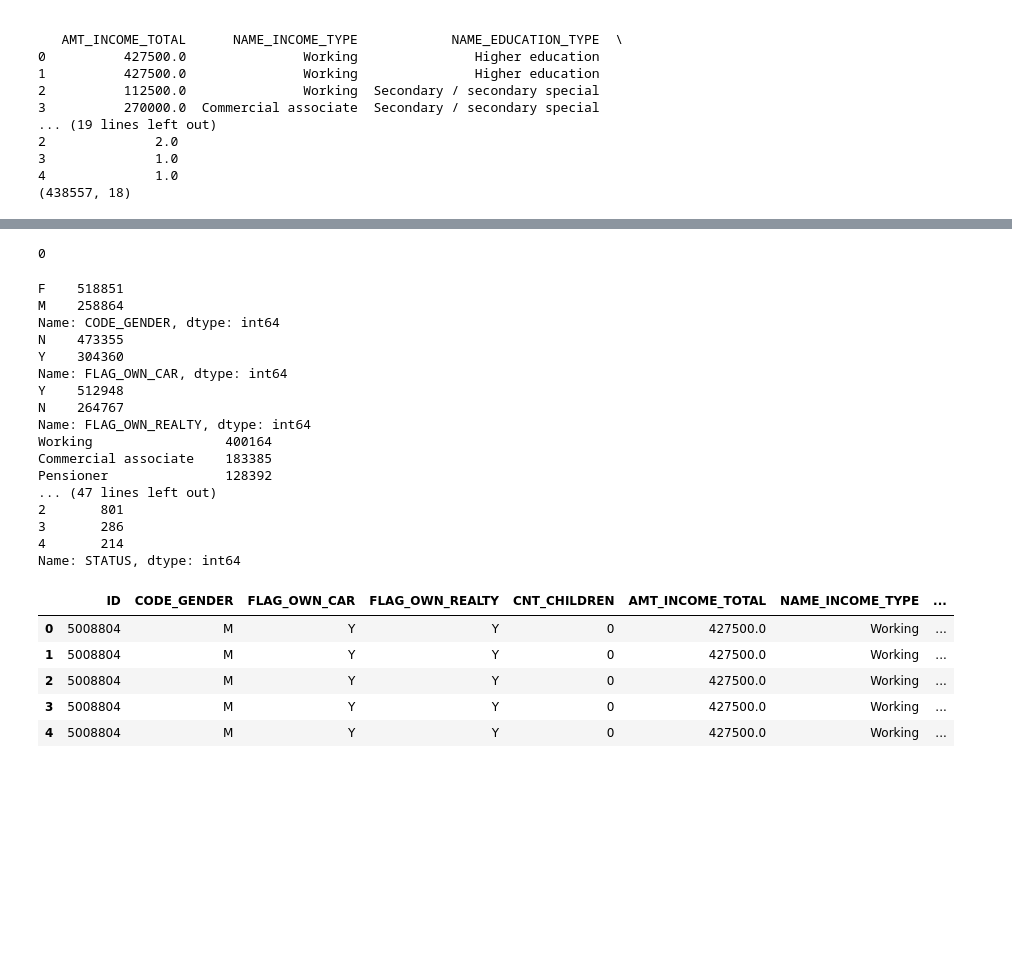
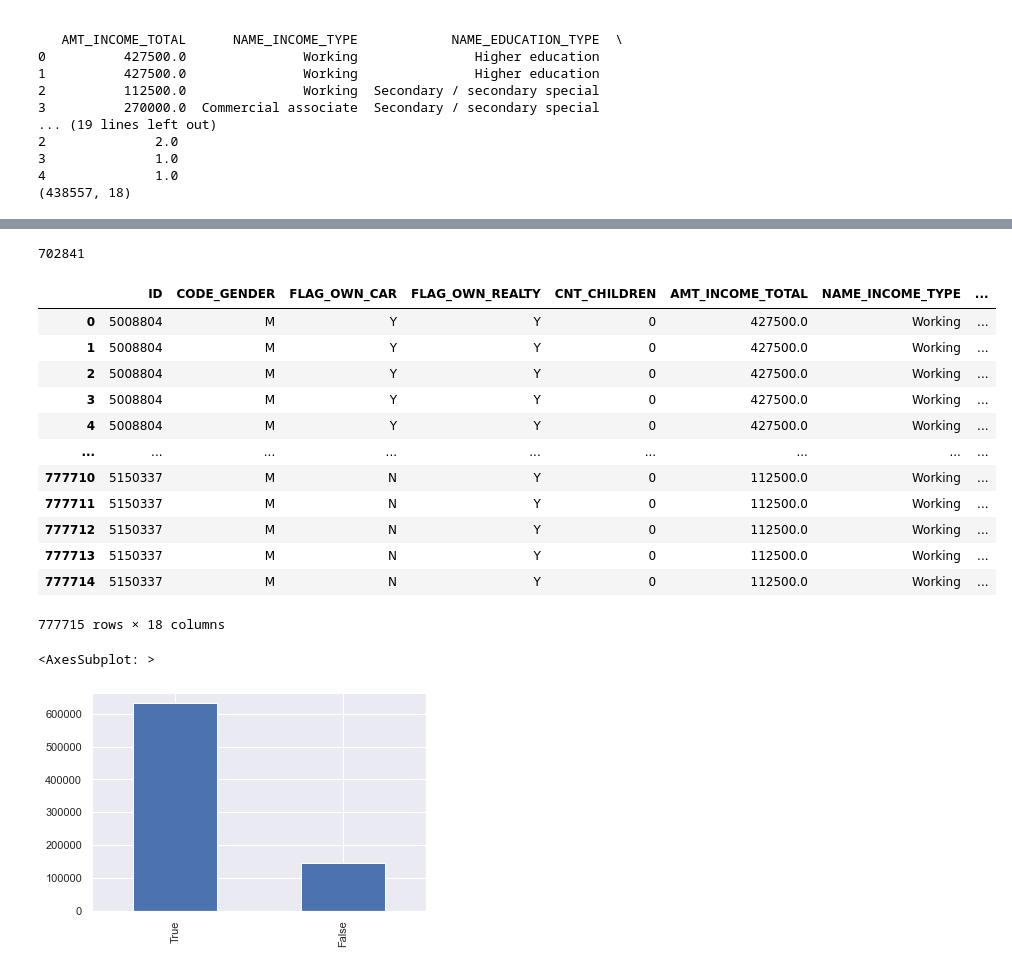
Before and after one commit to supavitkod/Credit, a Jupyter notebook: Credit analysis.ipynb, the cells around one changed output, grey strips where cells are left out. Cells and saved outputs as stored; diff of their text form; code cells hidden in the pictures; blank space fills up the shorter version.

```diff
--- a/Credit analysis.ipynb
+++ b/Credit analysis.ipynb
@@ -8,6 +8,7 @@ sns.set()
 # %%
 ## DATA UNDERSTANDING
 raw_credit = pd.read_csv('C:/Users/user/Desktop/Predicting_credit_cards/credit_record.csv')
+raw_credit = raw_credit.drop('MONTHS_BALANCE',axis=1)
 print(raw_credit.head())
 print(raw_credit.shape,raw_credit.info())
 # %% [output]
@@ -140,25 +187,7 @@ dtype: int64
 # %%
 df.duplicated().sum()
 # %% [output]
-0
+702841
-# %%
-for i in df.columns[(df.dtypes =='object').values].tolist():
-    print(df[i].value_counts())
-# %% [output]
-F    518851
-M    258864
-Name: CODE_GENDER, dtype: int64
-N    473355
-Y    304360
-Name: FLAG_OWN_CAR, dtype: int64
-Y    512948
-N    264767
-Name: FLAG_OWN_REALTY, dtype: int64
-Working                 400164
-Commercial associate    183385
-Pensioner               128392
-... (47 lines left out)
-2       801
-3       286
-4       214
-Name: STATUS, dtype: int64
+# %%
+df.drop('FLAG_MOBIL', axis=1, inplace=True)
+## everyone have nmobile phone so it's insignificant
@@ -165,9 +201,16 @@ Name: STATUS, dtype: int64
 # %%
-df.head()
+df
 # %% [output]
 |  | ID | CODE_GENDER | FLAG_OWN_CAR | FLAG_OWN_REALTY | CNT_CHILDREN | AMT_INCOME_TOTAL | NAME_INCOME_TYPE | ... |
 | 0 | 5008804 | M | Y | Y | 0 | 427500.0 | Working | ... |
 | 1 | 5008804 | M | Y | Y | 0 | 427500.0 | Working | ... |
 | 2 | 5008804 | M | Y | Y | 0 | 427500.0 | Working | ... |
 | 3 | 5008804 | M | Y | Y | 0 | 427500.0 | Working | ... |
 | 4 | 5008804 | M | Y | Y | 0 | 427500.0 | Working | ... |
+| ... | ... | ... | ... | ... | ... | ... | ... | ... |
+| 777710 | 5150337 | M | N | Y | 0 | 112500.0 | Working | ... |
+| 777711 | 5150337 | M | N | Y | 0 | 112500.0 | Working | ... |
+| 777712 | 5150337 | M | N | Y | 0 | 112500.0 | Working | ... |
+| 777713 | 5150337 | M | N | Y | 0 | 112500.0 | Working | ... |
+| 777714 | 5150337 | M | N | Y | 0 | 112500.0 | Working | ... |
+777715 rows × 18 columns
@@ -173,0 +223,6 @@ df.head()
+# %%
+(df['Experience'] > 0).value_counts().plot(kind="bar")
+### True is number of people who unemployment
+# %% [output]
+<AxesSubplot: >
+[figure, added]
```
Also changed, not shown: parts of 48 cells of this notebook.
